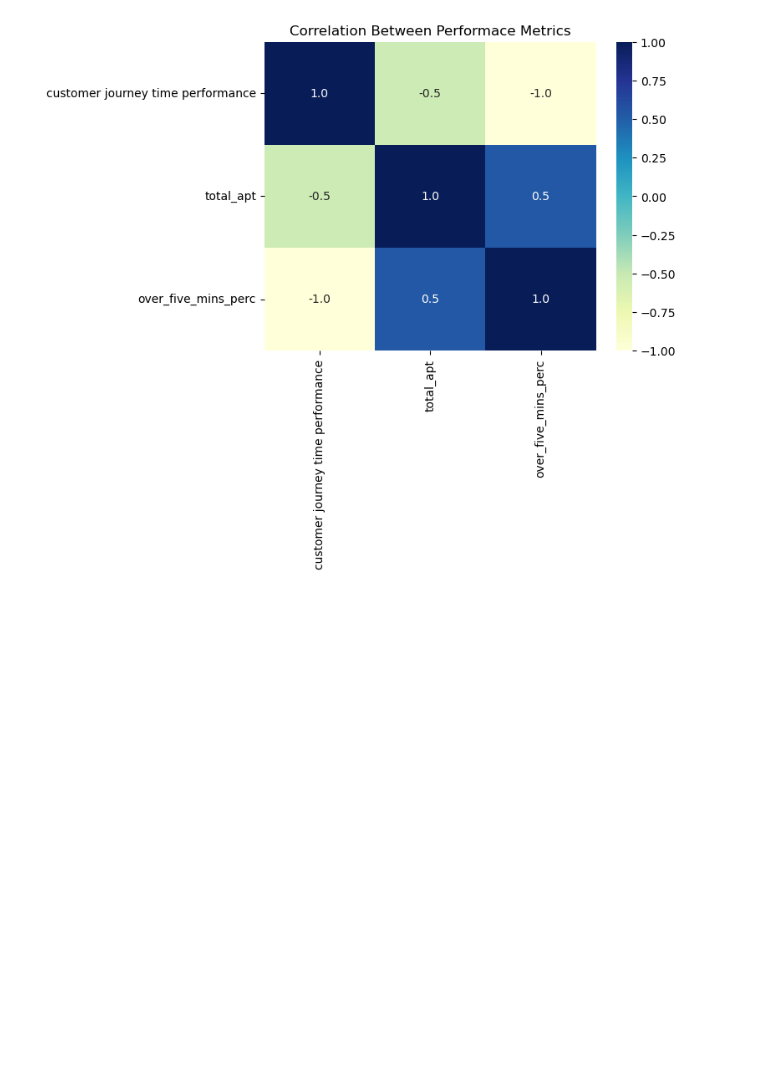
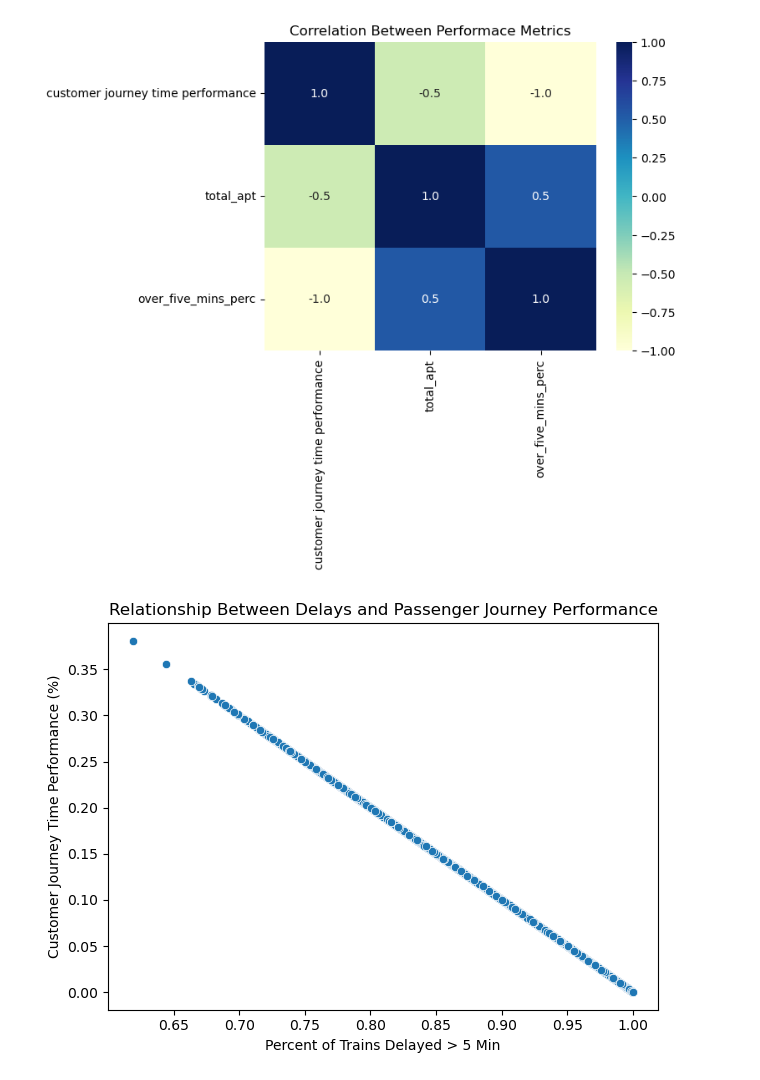
Before and after one commit to tali0n-git/MTA-subway-analysis, a Jupyter notebook: mina-notebook.ipynb, the cells around one changed output. Cells and saved outputs as stored; diff of their text form; code cells hidden in the pictures; blank space fills up the shorter version.

```diff
--- a/mina-notebook.ipynb
+++ b/mina-notebook.ipynb
@@ -203,6 +204,17 @@ plt.title("Correlation Between Performace Metrics")
 plt.show()
 # %% [output]
 [figure]
+# %%
+#scatterplot for customer journey time performance and over_five_mins_perc
+
+sns.scatterplot(data=mta, x="customer journey time performance", y="over_five_mins_perc")
+plt.title('Relationship Between Delays and Passenger Journey Performance')
+plt.xlabel('Percent of Trains Delayed > 5 Min')
+plt.ylabel('Customer Journey Time Performance (%)')
+plt.tight_layout()
+plt.show()
+# %% [output]
+[figure, added]
 # %% [markdown]
 ## How did passenger experience (measured by delays and journey time performance) change over subway lines and time?
 
```
Also changed, not shown: parts of 3 cells of this notebook.
